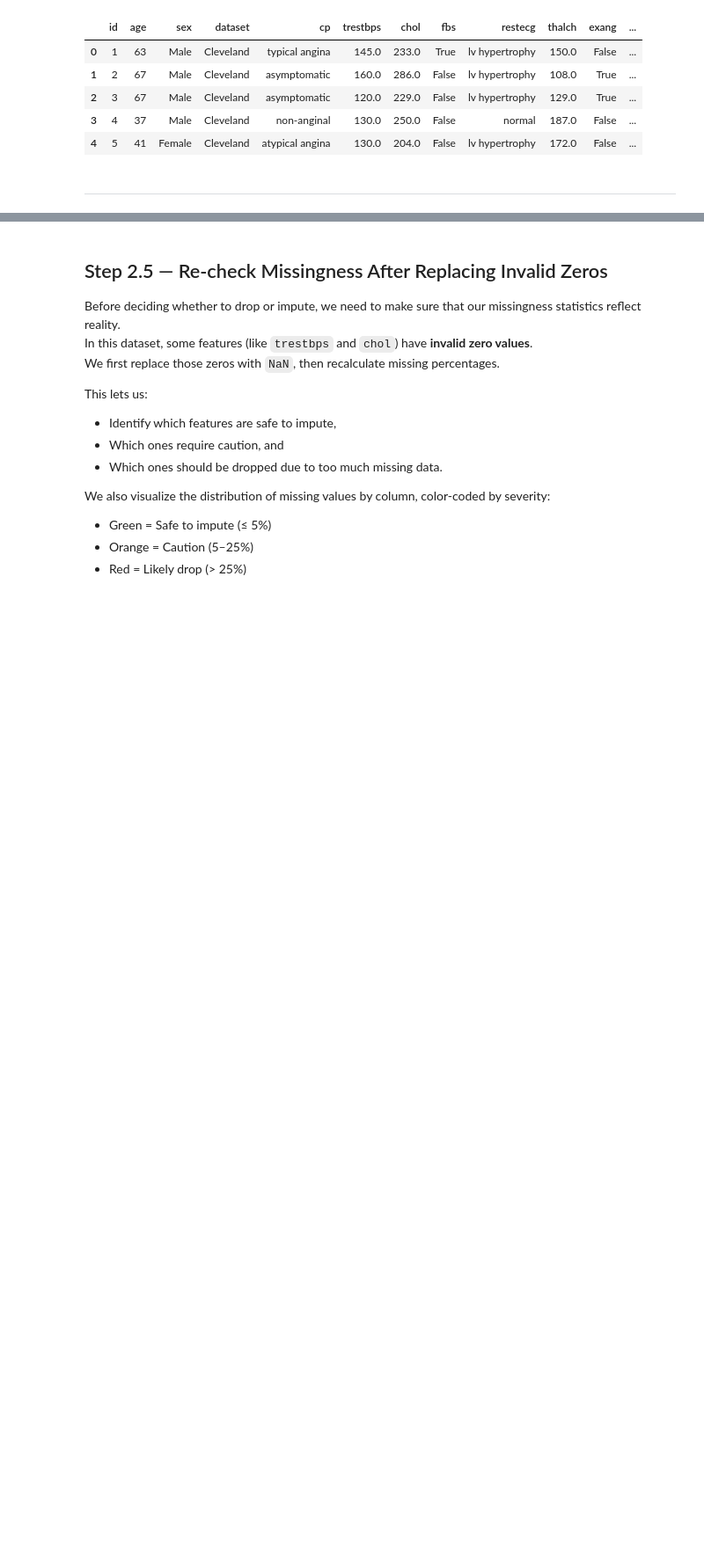
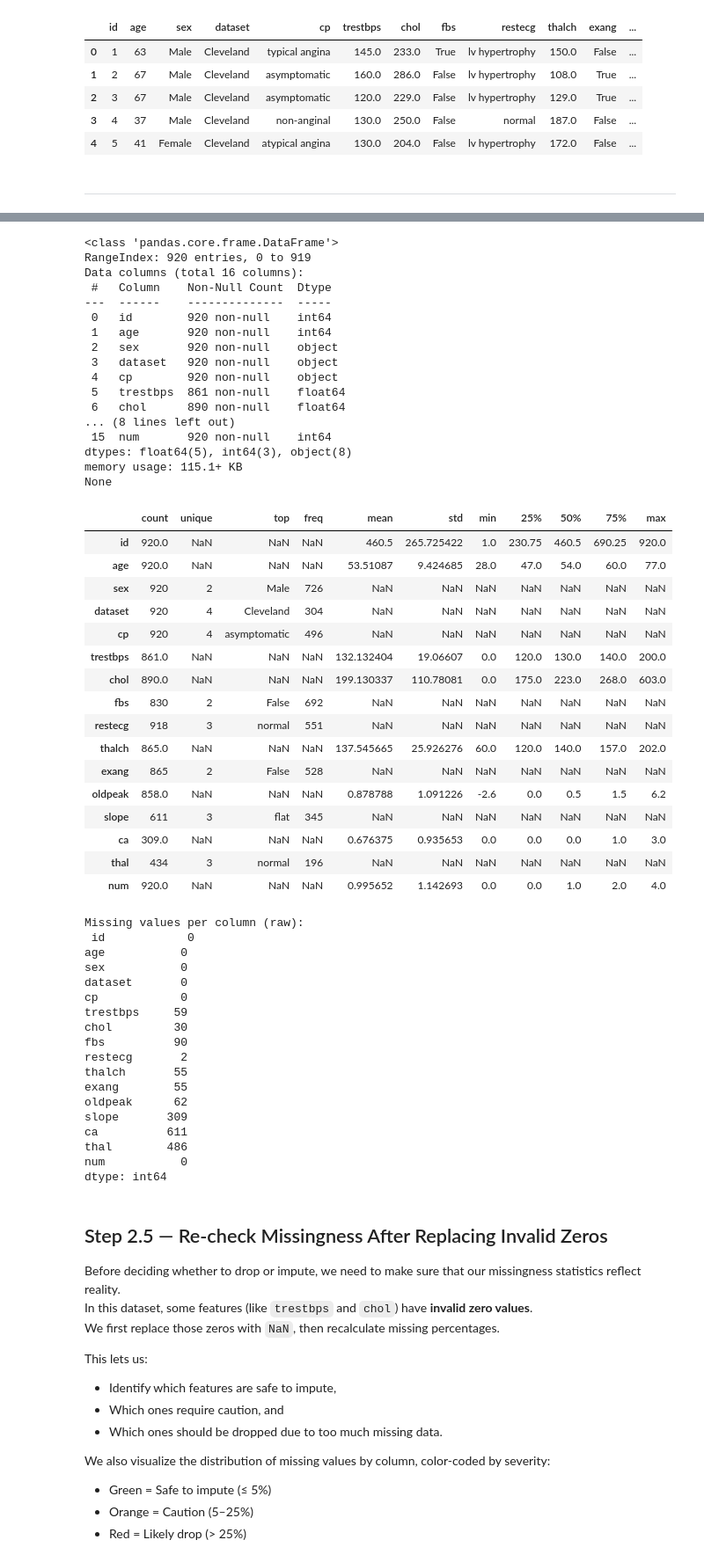
Before and after one commit to aaronalonsotorrens/Heart_disease_risk_predictor, a Jupyter notebook: jupyter_notebooks/Notebook 3: Data Cleaning.ipynb, the cells around one changed output, grey strips where cells are left out. Shown: that part at 88% size. Saved outputs shown, nothing was run; the diff lists cells and outputs as text; code cells hidden in the pictures; blank space fills up the shorter version.

```diff
--- a/jupyter_notebooks/Notebook 3: Data Cleaning.ipynb
+++ b/jupyter_notebooks/Notebook 3: Data Cleaning.ipynb
@@ -60,3 +72,65 @@ Dataset loaded: 920 rows × 16 columns
+# %%
+# Shape and types
+print(df.info())
+
+# Basic stats
+display(df.describe(include='all').transpose())
+
+# Count missing
+print("\nMissing values per column (raw):\n", df.isna().sum())
+# %% [output]
+<class 'pandas.core.frame.DataFrame'>
+RangeIndex: 920 entries, 0 to 919
+Data columns (total 16 columns):
+ #   Column    Non-Null Count  Dtype
+---  ------    --------------  -----
+ 0   id        920 non-null    int64
+ 1   age       920 non-null    int64
+ 2   sex       920 non-null    object
+ 3   dataset   920 non-null    object
+ 4   cp        920 non-null    object
+ 5   trestbps  861 non-null    float64
+ 6   chol      890 non-null    float64
+... (8 lines left out)
+ 15  num       920 non-null    int64
+dtypes: float64(5), int64(3), object(8)
+memory usage: 115.1+ KB
+None
+|  | count | unique | top | freq | mean | std | min | 25% | 50% | 75% | max |
+| id | 920.0 | NaN | NaN | NaN | 460.5 | 265.725422 | 1.0 | 230.75 | 460.5 | 690.25 | 920.0 |
+| age | 920.0 | NaN | NaN | NaN | 53.51087 | 9.424685 | 28.0 | 47.0 | 54.0 | 60.0 | 77.0 |
+| sex | 920 | 2 | Male | 726 | NaN | NaN | NaN | NaN | NaN | NaN | NaN |
+| dataset | 920 | 4 | Cleveland | 304 | NaN | NaN | NaN | NaN | NaN | NaN | NaN |
+| cp | 920 | 4 | asymptomatic | 496 | NaN | NaN | NaN | NaN | NaN | NaN | NaN |
+| trestbps | 861.0 | NaN | NaN | NaN | 132.132404 | 19.06607 | 0.0 | 120.0 | 130.0 | 140.0 | 200.0 |
+| chol | 890.0 | NaN | NaN | NaN | 199.130337 | 110.78081 | 0.0 | 175.0 | 223.0 | 268.0 | 603.0 |
+| fbs | 830 | 2 | False | 692 | NaN | NaN | NaN | NaN | NaN | NaN | NaN |
+| restecg | 918 | 3 | normal | 551 | NaN | NaN | NaN | NaN | NaN | NaN | NaN |
+| thalch | 865.0 | NaN | NaN | NaN | 137.545665 | 25.926276 | 60.0 | 120.0 | 140.0 | 157.0 | 202.0 |
+| exang | 865 | 2 | False | 528 | NaN | NaN | NaN | NaN | NaN | NaN | NaN |
+| oldpeak | 858.0 | NaN | NaN | NaN | 0.878788 | 1.091226 | -2.6 | 0.0 | 0.5 | 1.5 | 6.2 |
+| slope | 611 | 3 | flat | 345 | NaN | NaN | NaN | NaN | NaN | NaN | NaN |
+| ca | 309.0 | NaN | NaN | NaN | 0.676375 | 0.935653 | 0.0 | 0.0 | 0.0 | 1.0 | 3.0 |
+| thal | 434 | 3 | normal | 196 | NaN | NaN | NaN | NaN | NaN | NaN | NaN |
+| num | 920.0 | NaN | NaN | NaN | 0.995652 | 1.142693 | 0.0 | 0.0 | 1.0 | 2.0 | 4.0 |
+Missing values per column (raw):
+ id            0
+age           0
+sex           0
+dataset       0
+cp            0
+trestbps     59
+chol         30
+fbs          90
+restecg       2
+thalch       55
+exang        55
+oldpeak      62
+slope       309
+ca          611
+thal        486
+num           0
+dtype: int64
 # %% [markdown]
 ## Step 2.5 — Re-check Missingness After Replacing Invalid Zeros
 
```
Also changed, not shown: parts of 18 cells of this notebook, 1 other file.
